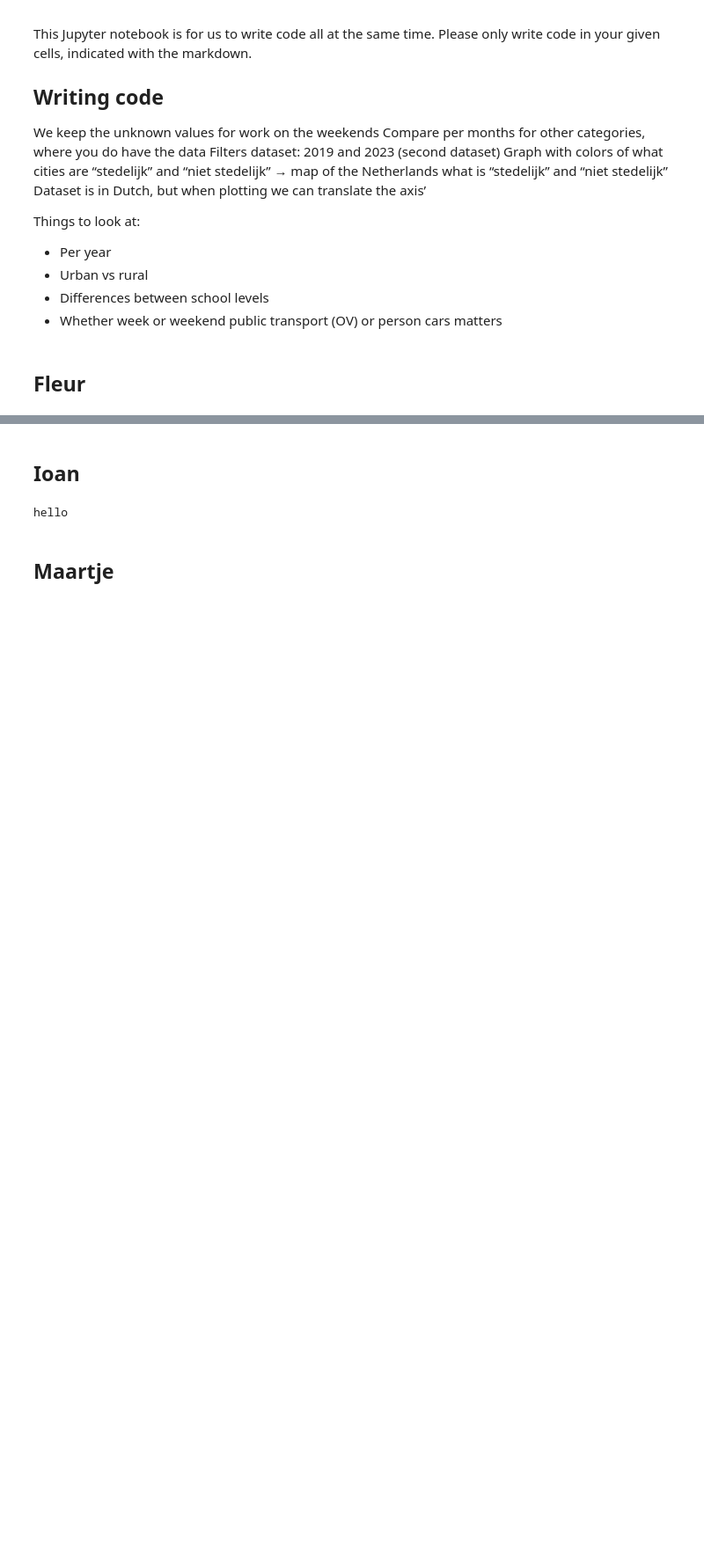
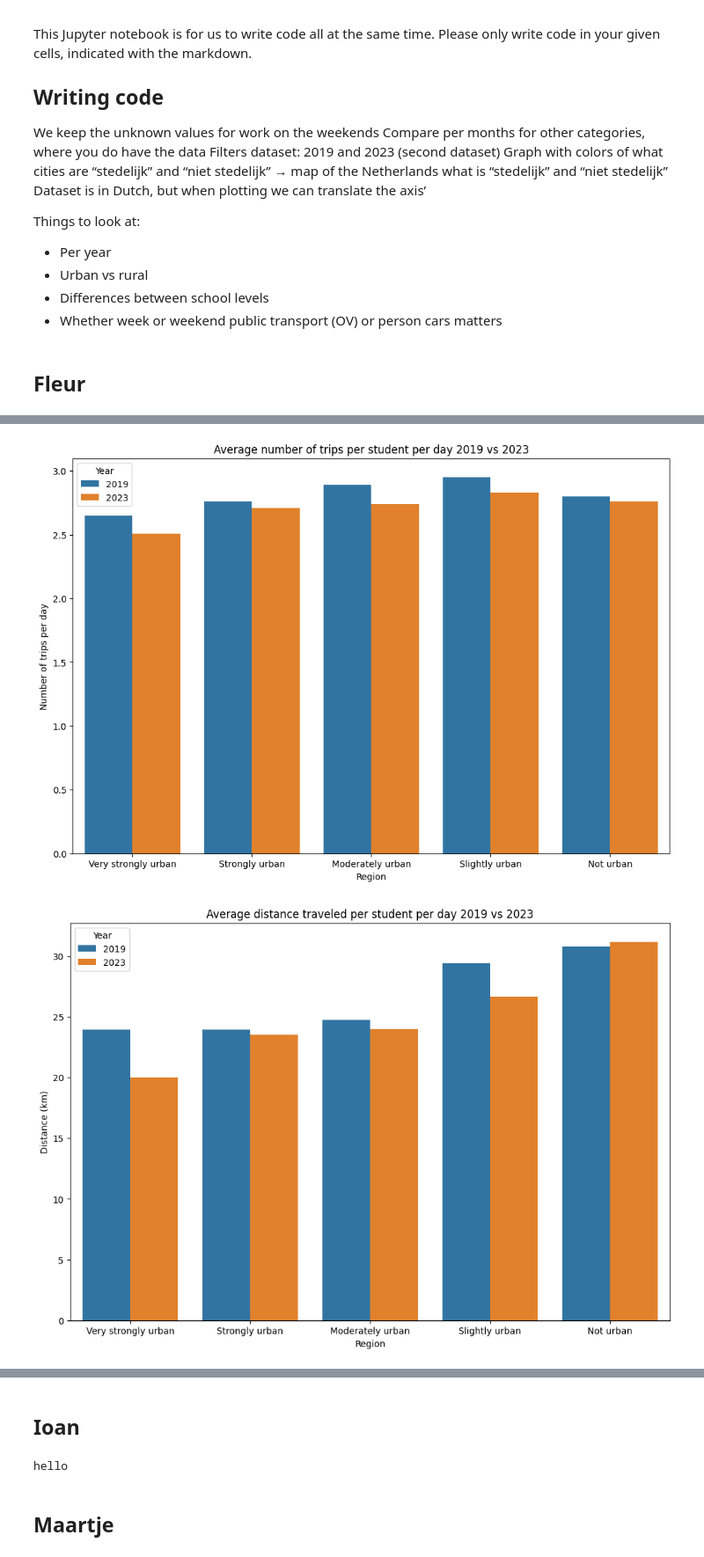
Before and after one commit to wendyqxc/Group8, a Jupyter notebook: Code_per_person.ipynb, the cells around one changed output, grey strips where cells are left out. Shown: that part at 88% size. Cells and saved outputs as stored; diff of their text form; code cells hidden in the pictures; blank space fills up the shorter version.

Commit message:
Sub question 3 almost done

```diff
--- a/Code_per_person.ipynb
+++ b/Code_per_person.ipynb
@@ -18,0 +48,19 @@ Things to look at:
+# %%
+'''Filtering for missing or non-valid values
+nothing : this number just doesn't exists based on logical facts
+. : number is unknown, not reliable or secret
+* : provisional number
+** : additional provisional numberws if applicable'''
+
+print("Empty cels:", df2.isna().sum().sum())            # count empty cells
+print("Cels with '.':", (df2 == '.').sum().sum())       # count .
+print("Cels with '*':", (df2 == '*').sum().sum())       # count *
+print("Cels with '**':", (df2 == '**').sum().sum())     # count **
+df2 = df2.replace({'.': 0, '*': np.nan, '**': np.nan})  # replacing all the '.' as a NaN
+print("Empty cels:", df2.isna().sum().sum())            # check is replacing is done
+
+'''Changing numeric colums to real values'''
+
+df2 = df2.applymap(lambda x: pd.to_numeric(str(x).replace(',', '.'), errors='ignore')) # replaces strings to numbers
+
+df2.head(12)                                              # shows the new table
@@ -18,0 +82,58 @@ Things to look at:
+# %%
+# Filter the 'Totaal' row
+df_totaal = df2[df2['Persoonskenmerken_Onderwerp_Regio\'s_Perioden_Reismotieven'] == 'Totaal']
+
+# Regions and years
+regio_list = ['Very strongly urban', 'Strongly urban', 'Moderately urban', 'Slightly urban', 'Not urban']
+jaar_list = ['2019', '2023']
+
+# Function to find column names that match by subject, region and year
+def get_columns(df, onderwerp, jaren):
+    cols = []
+    regio_mapping = {
+        'Very strongly urban': 'Zeer sterk stedelijk',
+        'Strongly urban': 'Sterk stedelijk',
+        'Moderately urban': 'Matig stedelijk',
+        'Slightly urban': 'Weinig stedelijk',
+        'Not urban': 'Niet stedelijk'
+    }
+    for regio_eng in regio_list:
+        regio_nl = regio_mapping[regio_eng]
+        for jaar in jaren:
+            match = [c for c in df.columns if onderwerp in c and regio_nl in c and jaar in c]
+            if match:
+                cols.append(match[0])
+    return cols
+
+# Automatically select columns
+cols_aantal = get_columns(df_totaal, 'Verplaatsingen', jaar_list)
+cols_km = get_columns(df_totaal, 'Afstand', jaar_list)
+
+# Create a long-form data frame for plotting
+data_plot = pd.DataFrame({
+    'Regio': [regio for regio in regio_list for _ in jaar_list],
+    'Jaar': jaar_list*len(regio_list),
+    'Aantal verplaatsingen': df_totaal[cols_aantal].values.flatten(),
+    'Afstand (km)': df_totaal[cols_km].values.flatten()
+})
+
+# Plot number of movements
+plt.figure(figsize=(12,8))
+sns.barplot(x='Regio', y='Aantal verplaatsingen', hue='Jaar', data=data_plot)
+plt.title('Average number of trips per student per day 2019 vs 2023')
+plt.ylabel('Number of trips per day')
+plt.xlabel('Region')
+plt.legend(title='Year')
+plt.show()
+
+# Plot distance
+plt.figure(figsize=(12,8))
+sns.barplot(x='Regio', y='Afstand (km)', hue='Jaar', data=data_plot)
+plt.title('Average distance traveled per student per day 2019 vs 2023')
+plt.ylabel('Distance (km)')
+plt.xlabel('Region')
+plt.legend(title='Year')
+plt.show()
+# %% [output]
+[figure, added]
+[figure, added]
```
Also changed, not shown: parts of 6 cells of this notebook, 1 other file.
